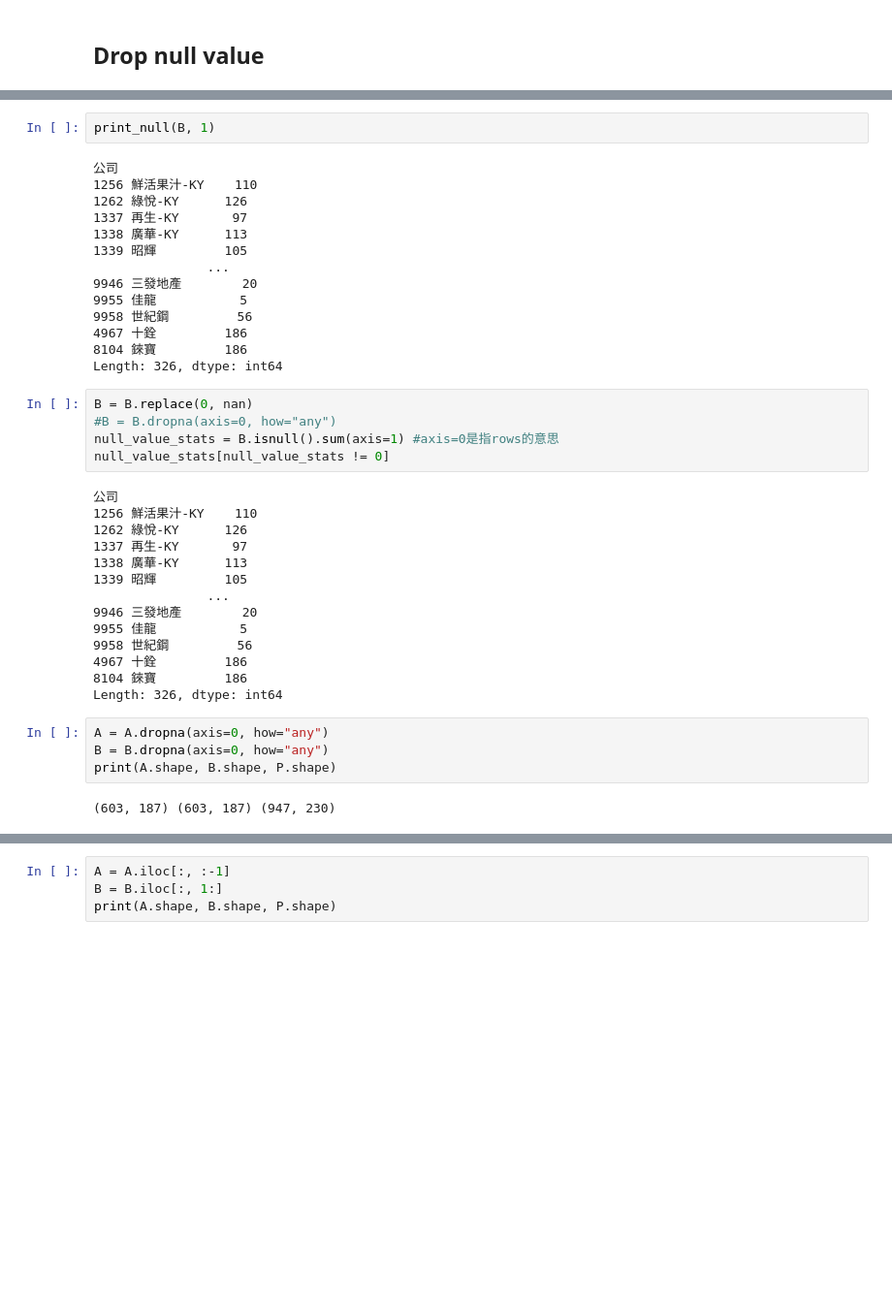
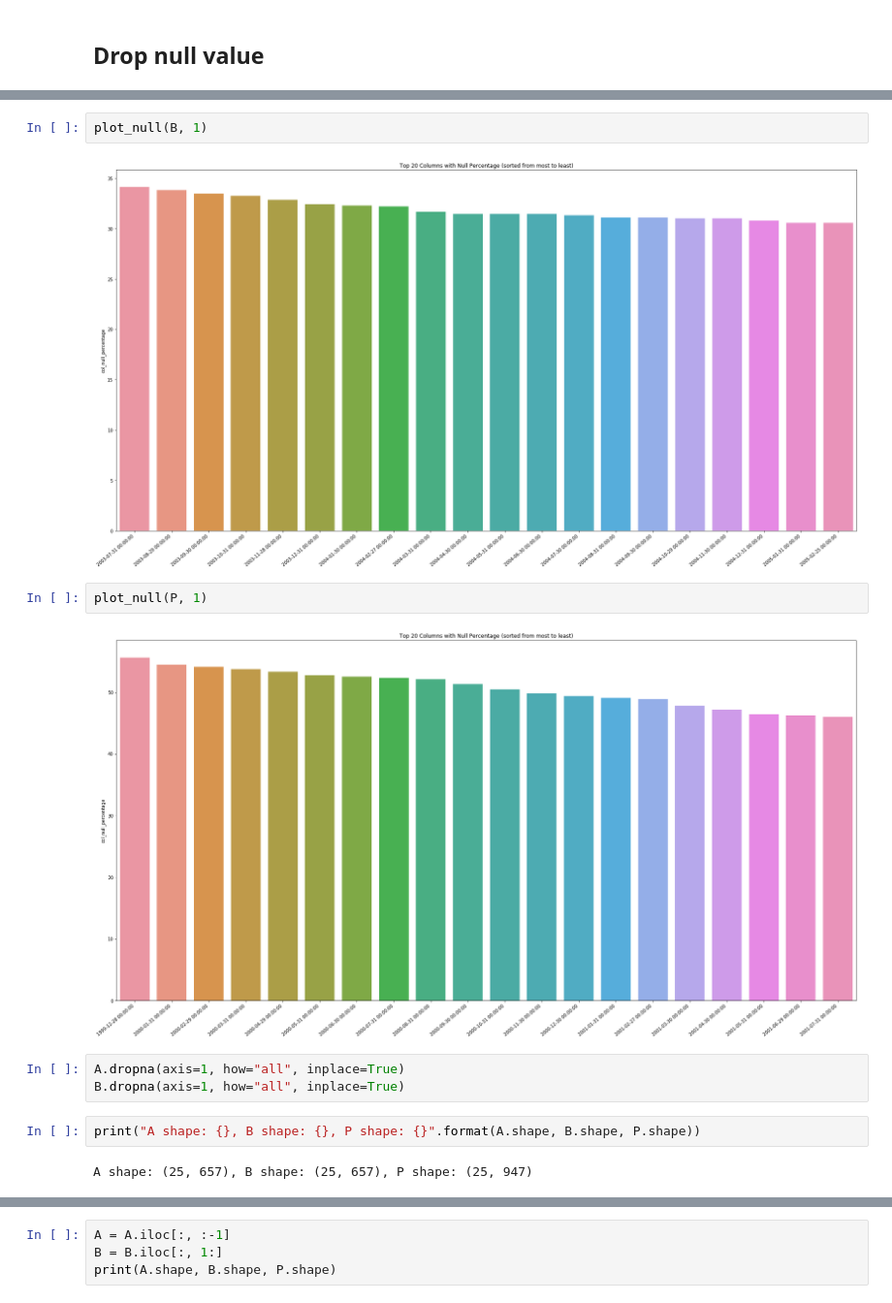
Before and after one commit to yunglinchang/TTT_timeseries_forecasting, a Jupyter notebook: TimeSeriesForecasting_RankIC.ipynb, the cells around one changed output, grey strips where cells are left out. Shown at 97% size. Drawn from its saved outputs; the diff is of its cells as text; blank space fills up the shorter version.

```diff
--- a/TimeSeriesForecasting_RankIC.ipynb
+++ b/TimeSeriesForecasting_RankIC.ipynb
@@ -85,41 +116,15 @@ Length: 326, dtype: int64
 # %%
-print_null(B, 1)
+plot_null(B, 1)
 # %% [output]
-公司
-1256 鮮活果汁-KY    110
-1262 綠悅-KY      126
-1337 再生-KY       97
-1338 廣華-KY      113
-1339 昭輝         105
-               ...
-9946 三發地產        20
-9955 佳龍           5
-9958 世紀鋼         56
-4967 十銓         186
-8104 錸寶         186
-Length: 326, dtype: int64
+[figure, added]
-# %%
-B = B.replace(0, nan)
-#B = B.dropna(axis=0, how="any")
-null_value_stats = B.isnull().sum(axis=1) #axis=0是指rows的意思
-null_value_stats[null_value_stats != 0]
-# %% [output]
-公司
-1256 鮮活果汁-KY    110
-1262 綠悅-KY      126
-1337 再生-KY       97
-1338 廣華-KY      113
-1339 昭輝         105
-               ...
-9946 三發地產        20
-9955 佳龍           5
-9958 世紀鋼         56
-4967 十銓         186
-8104 錸寶         186
-Length: 326, dtype: int64
-# %%
-A = A.dropna(axis=0, how="any")
-B = B.dropna(axis=0, how="any")
-print(A.shape, B.shape, P.shape)
-# %% [output]
-(603, 187) (603, 187) (947, 230)
+# %%
+plot_null(P, 1)
+# %% [output]
+[figure, added]
+# %%
+A.dropna(axis=1, how="all", inplace=True)
+B.dropna(axis=1, how="all", inplace=True)
+# %%
+print("A shape: {}, B shape: {}, P shape: {}".format(A.shape, B.shape, P.shape))
+# %% [output]
+A shape: (25, 657), B shape: (25, 657), P shape: (25, 947)
```
Also changed, not shown: parts of 11 cells of this notebook, 1 other file.
